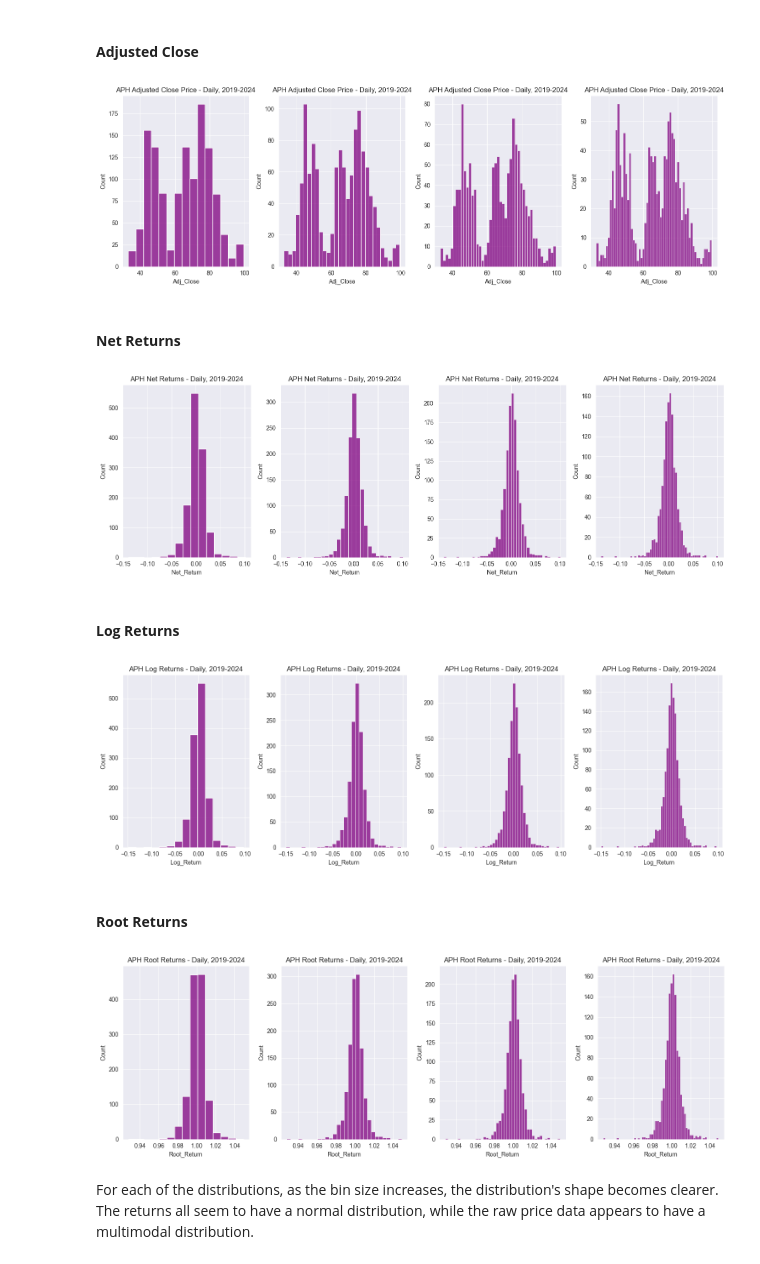
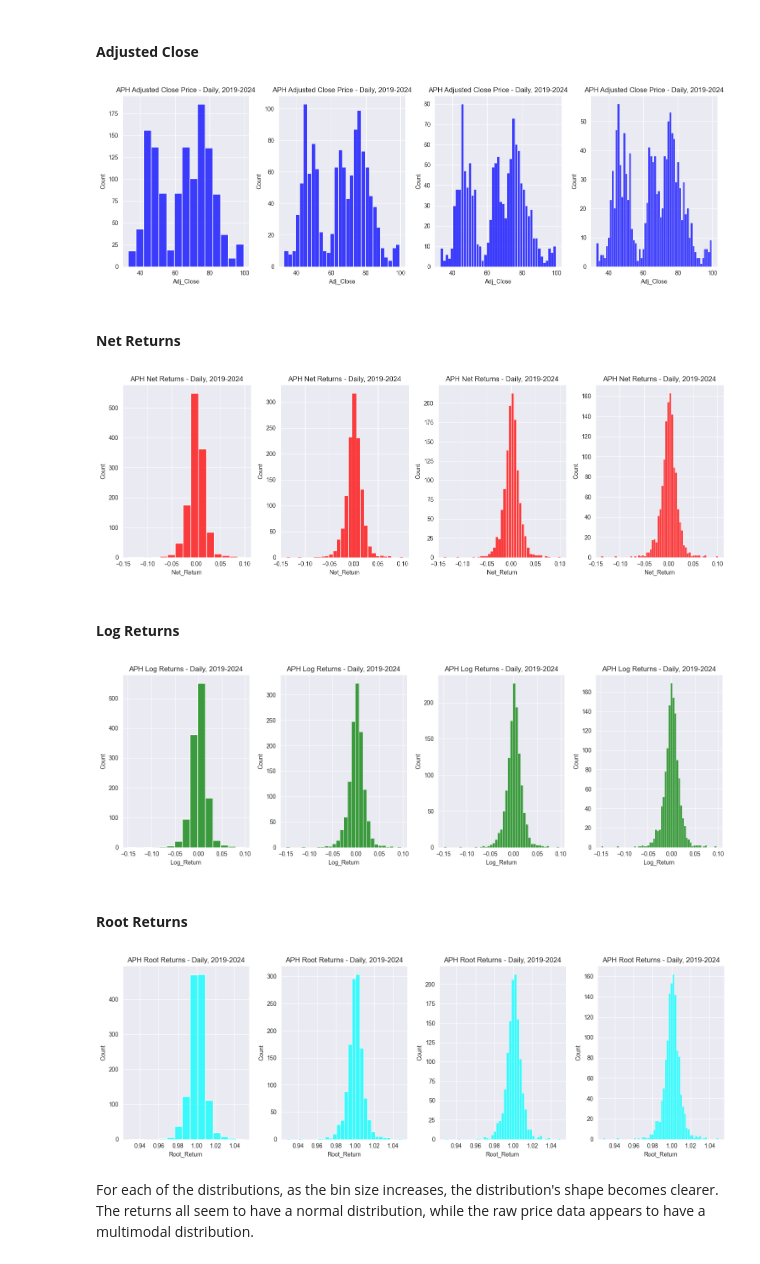
Before and after one commit to dBCooper2/pythonic-finance, a Jupyter notebook: notebooks/time_series/exploratory_data_analysis__python_hists_kde.ipynb, the cells around one changed output. Saved outputs shown, nothing was run; the diff lists cells and outputs as text; code cells hidden in the pictures.

```diff
--- a/notebooks/time_series/exploratory_data_analysis__python_hists_kde.ipynb
+++ b/notebooks/time_series/exploratory_data_analysis__python_hists_kde.ipynb
@@ -124,22 +161,22 @@ The shape of the distribution can be examined by plotting a series of histograms
 # %%
 # Create a figure and axis objects
 fig, axs = plt.subplots(1, 4, figsize=(15, 5))
 
 # Loop through the subplots and add the histograms
 i=1
 cols = aph_df.columns.to_list()
 while i<5:
-    sns.histplot(data=aph_df['Adj_Close'].dropna(), ax=axs[i-1], bins=15*i, color='purple')
+    sns.histplot(data=aph_df['Adj_Close'].dropna(), ax=axs[i-1], bins=15*i, color='blue')
     axs[i-1].set_title(f'APH Adjusted Close Price - Daily, 2019-2024')
     i+=1
 
 # Adjust layout
 plt.tight_layout()
 
 # Show plot
 plt.show()
 # %% [output]
-[figure, old version]
+[figure, new version]
 # %% [markdown]
 #### __Net Returns__
 # %%
@@ -150,7 +187,7 @@ fig, axs = plt.subplots(1, 4, figsize=(15, 5))
 i=1
 cols = aph_df.columns.to_list()
 while i<5:
-    sns.histplot(data=aph_df['Net_Return'].dropna(), ax=axs[i-1], bins=15*i, color='purple')
+    sns.histplot(data=aph_df['Net_Return'].dropna(), ax=axs[i-1], bins=15*i, color='red')
     axs[i-1].set_title(f'APH Net Returns - Daily, 2019-2024')
     i+=1
 
@@ -160,7 +197,7 @@ plt.tight_layout()
 # Show plot
 plt.show()
 # %% [output]
-[figure, old version]
+[figure, new version]
 # %% [markdown]
 #### __Log Returns__
 # %%
@@ -171,7 +208,7 @@ fig, axs = plt.subplots(1, 4, figsize=(15, 5))
 i=1
 cols = aph_df.columns.to_list()
 while i<5:
-    sns.histplot(data=aph_df['Log_Return'].dropna(), ax=axs[i-1], bins=15*i, color='purple')
+    sns.histplot(data=aph_df['Log_Return'].dropna(), ax=axs[i-1], bins=15*i, color='green')
     axs[i-1].set_title(f'APH Log Returns - Daily, 2019-2024')
     i+=1
 
@@ -181,7 +218,7 @@ plt.tight_layout()
 # Show plot
 plt.show()
 # %% [output]
-[figure, old version]
+[figure, new version]
 # %% [markdown]
 #### __Root Returns__
 # %%
@@ -192,7 +229,7 @@ fig, axs = plt.subplots(1, 4, figsize=(15, 5))
 i=1
 cols = aph_df.columns.to_list()
 while i<5:
-    sns.histplot(data=aph_df['Root_Return'].dropna(), ax=axs[i-1], bins=15*i, color='purple')
+    sns.histplot(data=aph_df['Root_Return'].dropna(), ax=axs[i-1], bins=15*i, color='cyan')
     axs[i-1].set_title(f'APH Root Returns - Daily, 2019-2024')
     i+=1
 
@@ -202,7 +239,7 @@ plt.tight_layout()
 # Show plot
 plt.show()
 # %% [output]
-[figure, old version]
+[figure, new version]
 # %% [markdown]
 For each of the distributions, as the bin size increases, the distribution's shape becomes clearer. The returns all seem to have a normal distribution, while the raw price data appears to have a multimodal distribution.
 # %% [markdown]
```
Also changed, not shown: parts of 31 cells of this notebook, 4 other files.
